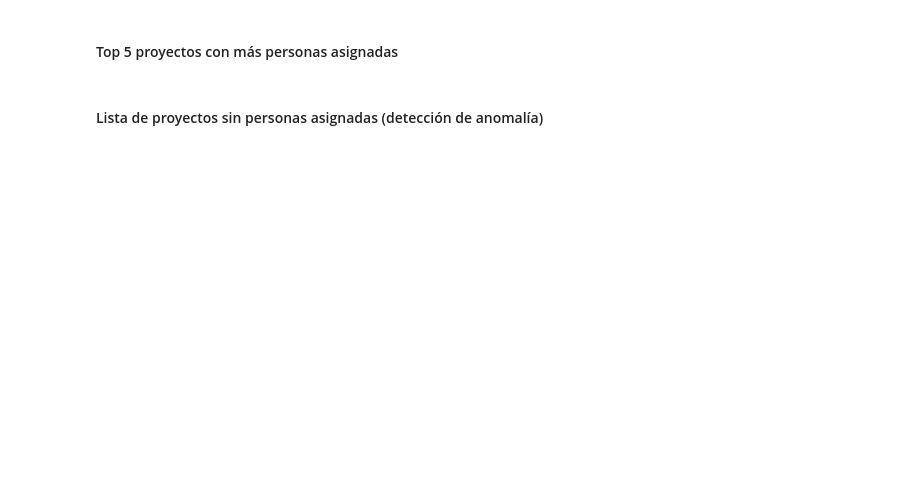
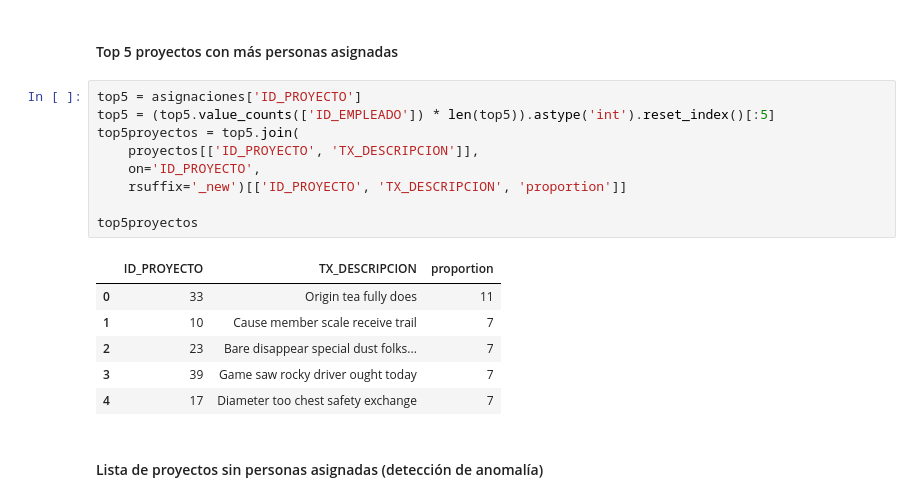
Before and after one commit to eyuste-FS/PracticaFinal, a Jupyter notebook: pythonanalisis/analisis.ipynb, the cells around one changed output. Saved outputs shown, nothing was run; the diff lists cells and outputs as text; blank space fills up the shorter version.

```diff
--- a/pythonanalisis/empleados.ipynb
+++ b/pythonanalisis/analisis.ipynb
@@ -289,6 +291,22 @@ IndentationError: unexpected indent (2985284872.py, line 2)
 # %% [markdown]
 
 #### Top 5 proyectos con más personas asignadas
+# %%
+top5 = asignaciones['ID_PROYECTO']
+top5 = (top5.value_counts(['ID_EMPLEADO']) * len(top5)).astype('int').reset_index()[:5]
+top5proyectos = top5.join(
+    proyectos[['ID_PROYECTO', 'TX_DESCRIPCION']],
+    on='ID_PROYECTO',
+    rsuffix='_new')[['ID_PROYECTO', 'TX_DESCRIPCION', 'proportion']]
+
+top5proyectos
+# %% [output]
+|  | ID_PROYECTO | TX_DESCRIPCION | proportion |
+| 0 | 33 | Origin tea fully does | 11 |
+| 1 | 10 | Cause member scale receive trail | 7 |
+| 2 | 23 | Bare disappear special dust folks... | 7 |
+| 3 | 39 | Game saw rocky driver ought today | 7 |
+| 4 | 17 | Diameter too chest safety exchange | 7 |
 # %% [markdown]
 
 #### Lista de proyectos sin personas asignadas (detección de anomalía)
```
Also changed, not shown: parts of 7 cells of this notebook, 1 other file.
